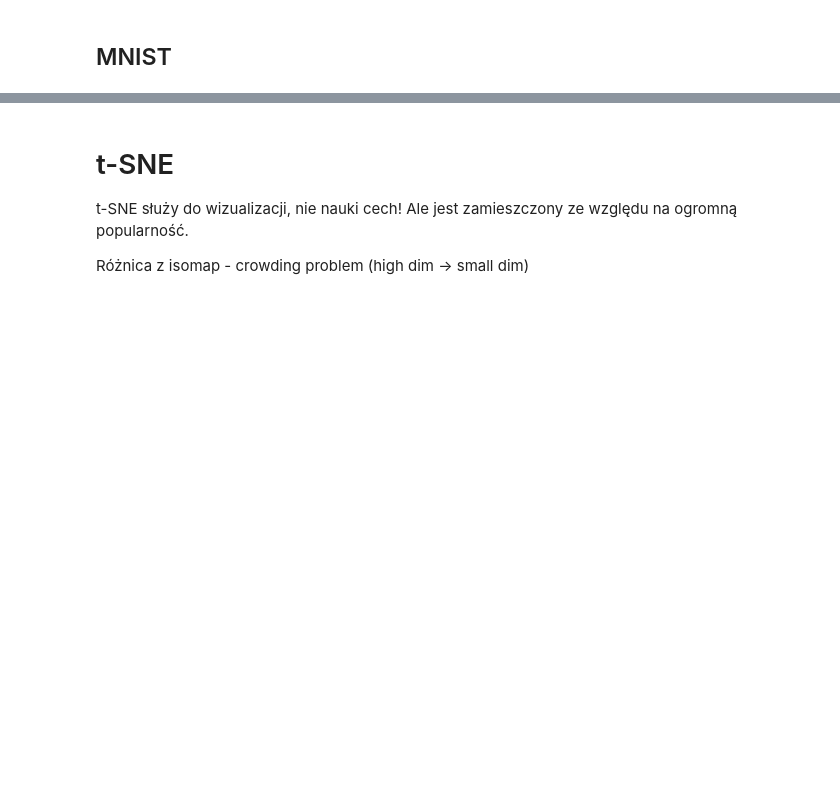
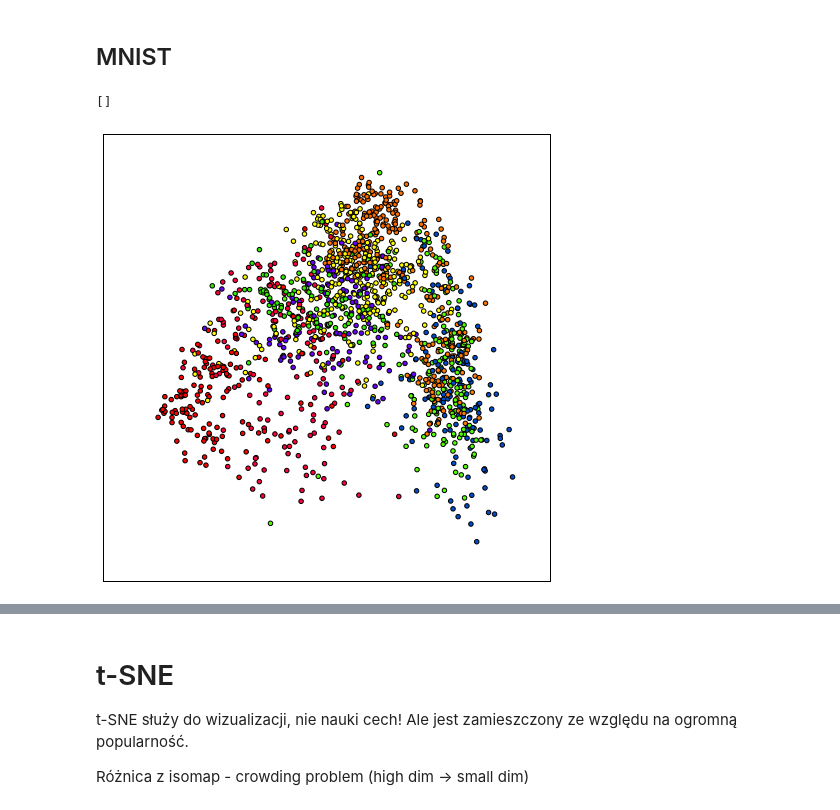
Before and after one commit to gmum/ml2017, a Jupyter notebook: L11.ipynb, the cells around one changed output, grey strips where cells are left out. Drawn from its saved outputs; the diff is of its cells as text; code cells hidden in the pictures; blank space fills up the shorter version.

```diff
--- a/L11.ipynb
+++ b/L11.ipynb
@@ -286,3 +304,17 @@ plt.scatter(X_test_swissroll_proj[:, 0], X_test_swissroll_proj[:, 1], c=z_test_s
 [figure]
 # %% [markdown]
 ## MNIST
+# %%
+## Isomap na MNIST wizualnie wydaje sie podobny, ale dalsze eksperymenty (samplowanie) pokazuje że jest zwykle lepszy
+
+isomap = Isomap()
+fig, plot = plt.subplots()
+fig.set_size_inches(8, 8)
+plt.prism()
+x_mnist_train_transformed_small = isomap.fit_transform(x_mnist_train_small.reshape(x_mnist_train_small.shape[0], -1))
+plot.scatter(x_mnist_train_transformed_small[:, 0], x_mnist_train_transformed_small[:, 1], c=y_mnist_train_small)
+plot.set_xticks(())
+plot.set_yticks(())
+# %% [output]
+[]
+[figure, added]
```
Also changed, not shown: parts of 12 cells of this notebook, 6 other files.
